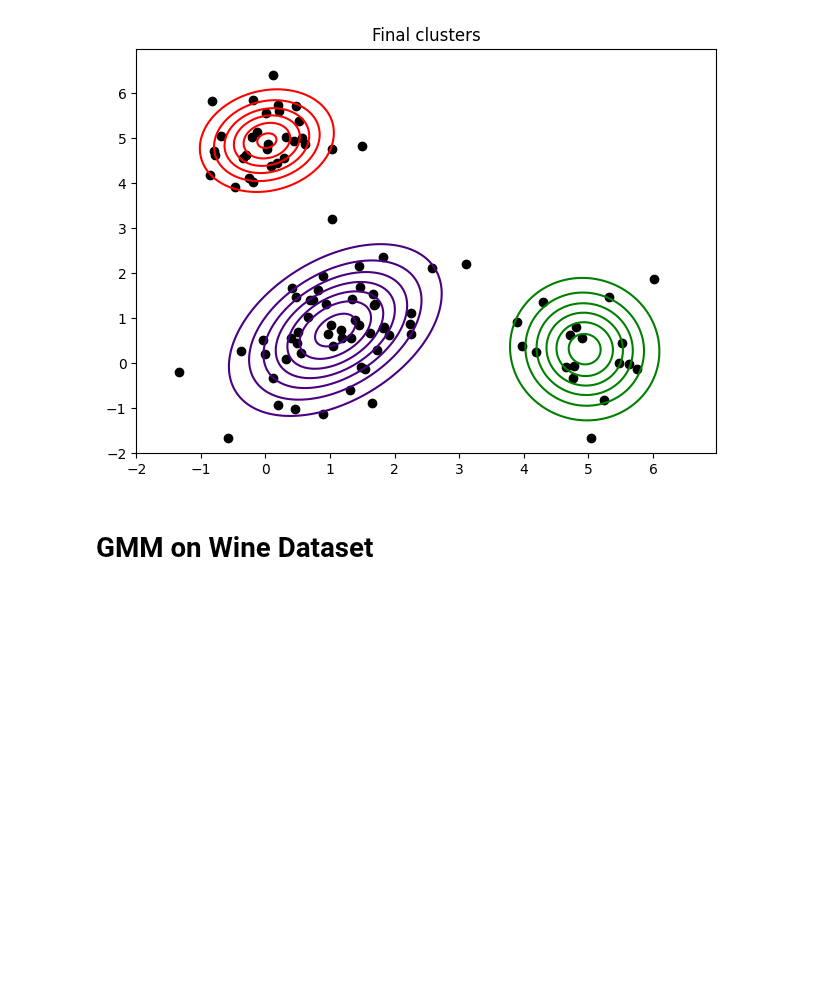
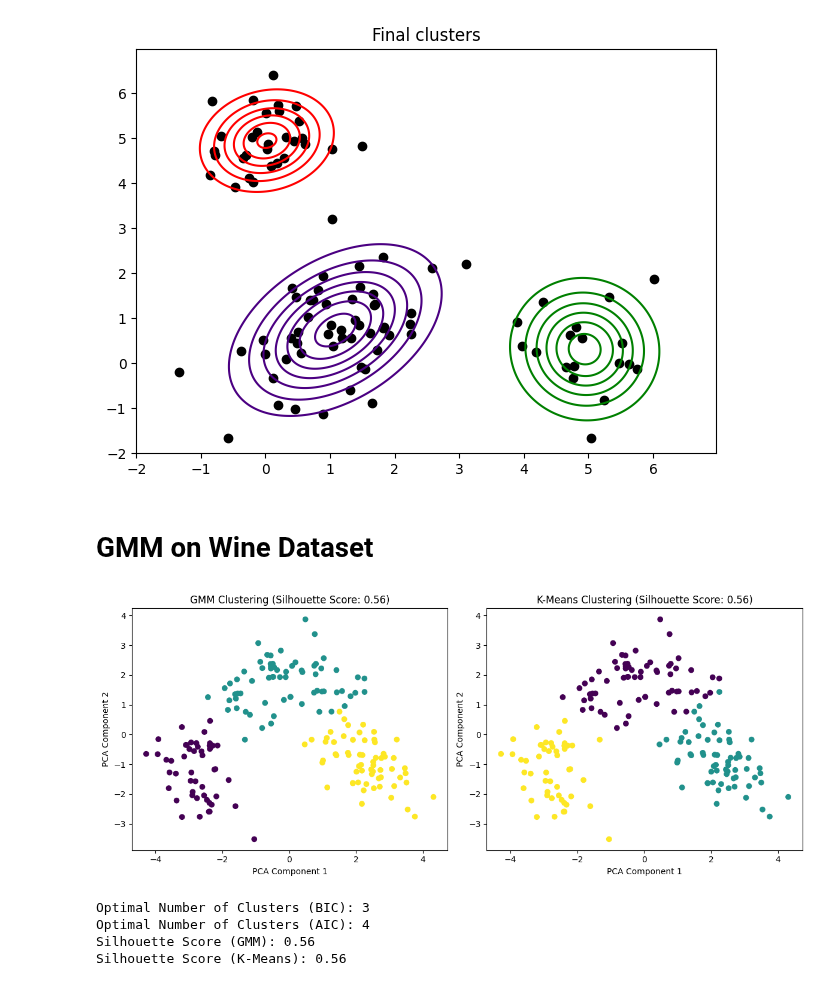
Before and after one commit to ROHIT32767/SMAI-A2, a Jupyter notebook: GMM.ipynb, the cells around one changed output. Saved outputs shown, nothing was run; the diff lists cells and outputs as text; code cells hidden in the pictures; blank space fills up the shorter version.

```diff
--- a/GMM.ipynb
+++ b/GMM.ipynb
@@ -273,0 +304,74 @@ data = load_wine()
+# %%
+import numpy as np
+import matplotlib.pyplot as plt
+from sklearn.datasets import load_wine
+from sklearn.preprocessing import StandardScaler
+from sklearn.decomposition import PCA
+from sklearn.mixture import GaussianMixture
+from sklearn.cluster import KMeans
+from sklearn.metrics import silhouette_score
+from sklearn.model_selection import train_test_split
+
+# Load the wine dataset
+wine_data = load_wine()
+X = wine_data.data
+y = wine_data.target
+
+# Apply PCA for dimensionality reduction
+pca = PCA(n_components=2)
+X_pca = pca.fit_transform(X_std)
+
+# Find the optimal number of clusters for GMM using BIC and AIC
+n_components_range = range(1, 11)
+bic_scores = []
+aic_scores = []
+
+for n_components in n_components_range:
+    gmm = GaussianMixture(n_components=n_components, random_state=0)
+    gmm.fit(X_pca)
+    bic_scores.append(gmm.bic(X_pca))
+    aic_scores.append(gmm.aic(X_pca))
+
+optimal_n_components_bic = n_components_range[np.argmin(bic_scores)]
+optimal_n_components_aic = n_components_range[np.argmin(aic_scores)]
+
+# Fit GMM with optimal number of clusters
+gmm = GaussianMixture(n_components=optimal_n_components_bic, random_state=0)
+gmm_labels = gmm.fit_predict(X_pca)
+
+# Perform K-Means clustering
+kmeans = KMeans(n_clusters=optimal_n_components_bic, random_state=0)
+kmeans_labels = kmeans.fit_predict(X_pca)
+
+# Compute silhouette scores for GMM and K-Means
+silhouette_gmm = silhouette_score(X_pca, gmm_labels)
+silhouette_kmeans = silhouette_score(X_pca, kmeans_labels)
+
+# Visualization
+plt.figure(figsize=(12, 5))
+plt.subplot(1, 2, 1)
+plt.scatter(X_pca[:, 0], X_pca[:, 1], c=gmm_labels, cmap='viridis')
+plt.title(f'GMM Clustering (Silhouette Score: {silhouette_gmm:.2f})')
+plt.xlabel('PCA Component 1')
+plt.ylabel('PCA Component 2')
+
+plt.subplot(1, 2, 2)
+plt.scatter(X_pca[:, 0], X_pca[:, 1], c=kmeans_labels, cmap='viridis')
+plt.title(f'K-Means Clustering (Silhouette Score: {silhouette_kmeans:.2f})')
+plt.xlabel('PCA Component 1')
+plt.ylabel('PCA Component 2')
+
+plt.tight_layout()
+plt.show()
+
+# Print results
+print(f'Optimal Number of Clusters (BIC): {optimal_n_components_bic}')
+print(f'Optimal Number of Clusters (AIC): {optimal_n_components_aic}')
+print(f'Silhouette Score (GMM): {silhouette_gmm:.2f}')
+print(f'Silhouette Score (K-Means): {silhouette_kmeans:.2f}')
+# %% [output]
+[figure, added]
+Optimal Number of Clusters (BIC): 3
+Optimal Number of Clusters (AIC): 4
+Silhouette Score (GMM): 0.56
+Silhouette Score (K-Means): 0.56
```
Also changed, not shown: parts of 6 cells of this notebook.
